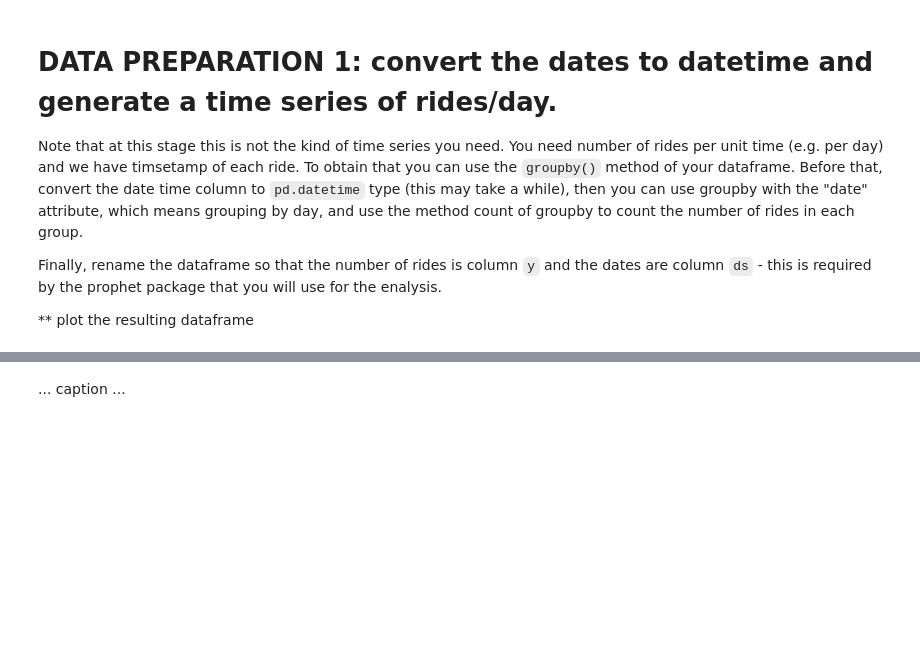
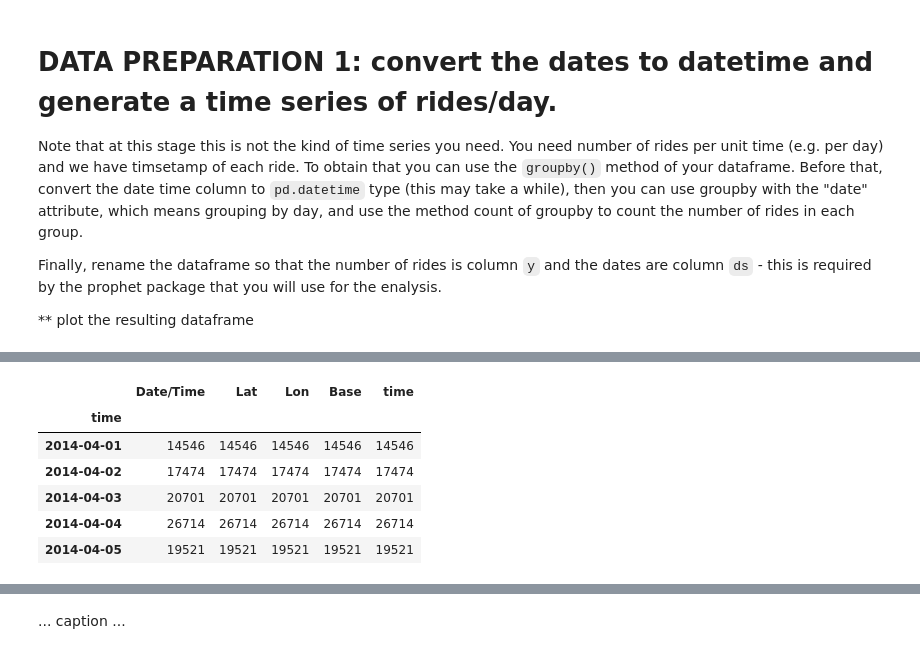
Before and after one commit to mysujan/MLTSA25_SShrestha, a Jupyter notebook: HW3/berprophet_instructions.ipynb, the cells around one changed output, grey strips where cells are left out. Cells and saved outputs as stored; diff of their text form; code cells hidden in the pictures; blank space fills up the shorter version.

````diff
--- a/HW3/berprophet_instructions.ipynb
+++ b/HW3/berprophet_instructions.ipynb
@@ -35,7 +56,3 @@ from prophet import diagnostics
 There are a number of csv files in the repository, and a zip file. Read in within the loop the 6 csv files representing uber pickup deives from April to September 2014. This can be done with a for loop iterating in a container that contains the apporopriate string identified in the file names (e.g. 'apr' for April) and composes the string using an immutable root, the month name, and the immutable ending of the file. Remember to read in the raw files. Remember that ```pd_read_csv ()``` accepts URLs, so you do not have to download the data.
 
 At the end you need the data to be appended into a single datafraom (note: appended, i.e. concatenated, not merged.) You can achieve this in many ways, an easy (and a bit lazy one) is to append each file read in as a dataframe to a list and use ```pd.concat(list)``` to concatenate them into a single dataframe.
-# %%
-a = []
-for mon in ['apr', 'may', 'jun', 'jul', 'aug', 'sep']:
-    ...
@@ -65,2 +97,11 @@ uberrides.iloc[0]["time"].date
 # %%
-uberbyday = uberrides.groupby(uber["time"].dt.date)... # we did it in the bootcamp!
+uberbyday = uberrides.groupby(uberrides["time"].dt.date).count() # we did it in the bootcamp!
+uberbyday.head()
+# %% [output]
+|  | Date/Time | Lat | Lon | Base | time |
+| time |  |  |  |  |  |
+| 2014-04-01 | 14546 | 14546 | 14546 | 14546 | 14546 |
+| 2014-04-02 | 17474 | 17474 | 17474 | 17474 | 17474 |
+| 2014-04-03 | 20701 | 20701 | 20701 | 20701 | 20701 |
+| 2014-04-04 | 26714 | 26714 | 26714 | 26714 | 26714 |
+| 2014-04-05 | 19521 | 19521 | 19521 | 19521 | 19521 |
````
Also changed, not shown: parts of 22 cells of this notebook.
